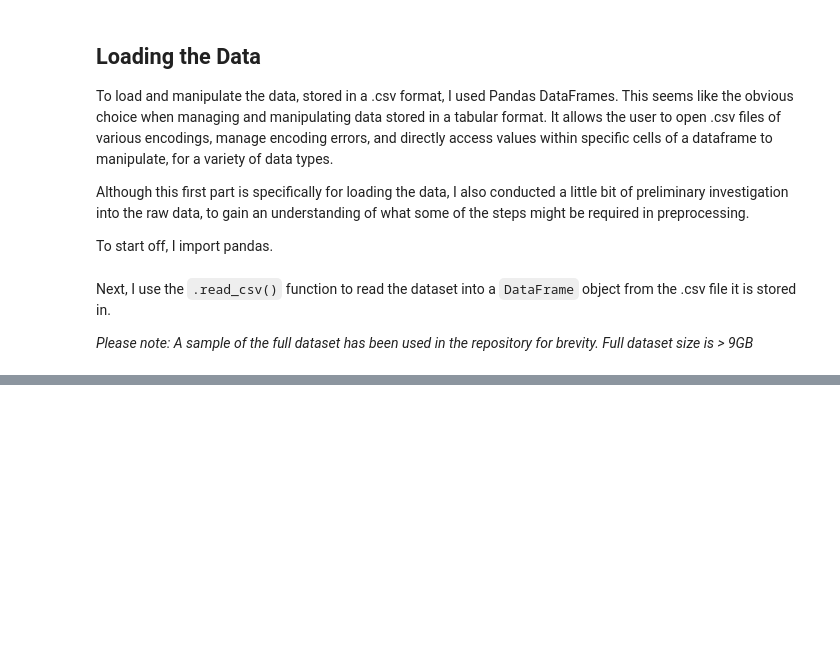
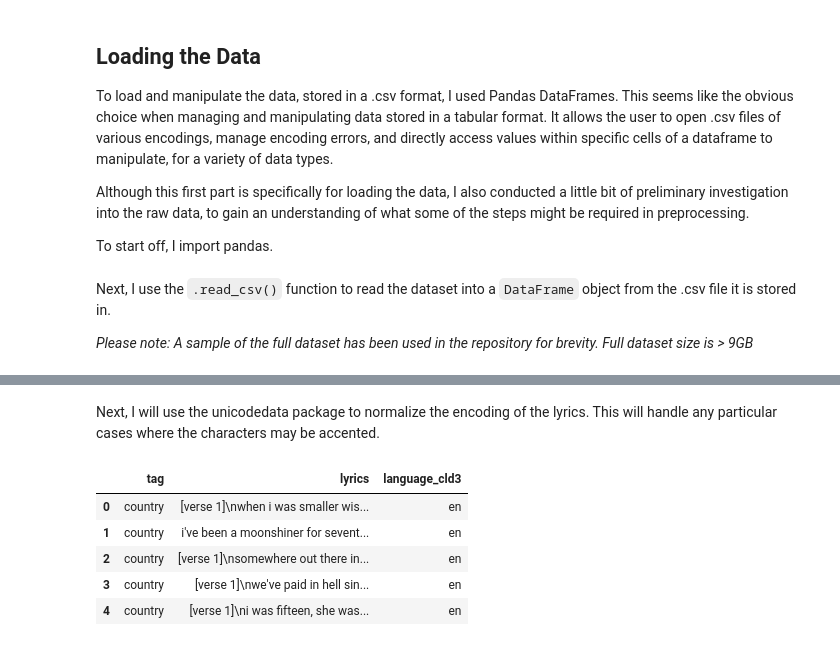
Before and after one commit to charliemarshall1996/lom, a Jupyter notebook: notebooks/preprocessing.ipynb, the cells around one changed output, grey strips where cells are left out. Cells and saved outputs as stored; diff of their text form; code cells hidden in the pictures; blank space fills up the shorter version.

```diff
--- a/notebooks/preprocessing.ipynb
+++ b/notebooks/preprocessing.ipynb
@@ -26,0 +115,18 @@ df = pd.read_csv("./data/raw/song_lyrics_sampled.csv")
+# %% [markdown]
+Next, I will use the unicodedata package to normalize the encoding of the lyrics. This will handle any particular cases where the characters may be accented.
+# %%
+# import unicodedata
+import unicodedata
+
+# normalize
+df.lyrics = df.lyrics.apply(lambda x: unicodedata.normalize('NFKD', x))
+
+# view normalized lyrics
+df.head()
+# %% [output]
+|  | tag | lyrics | language_cld3 |
+| 0 | country | [verse 1]\nwhen i was smaller wis... | en |
+| 1 | country | i've been a moonshiner for sevent... | en |
+| 2 | country | [verse 1]\nsomewhere out there in... | en |
+| 3 | country | [verse 1]\nwe've paid in hell sin... | en |
+| 4 | country | [verse 1]\ni was fifteen, she was... | en |
```
Also changed, not shown: parts of 37 cells of this notebook, 8 other files.
